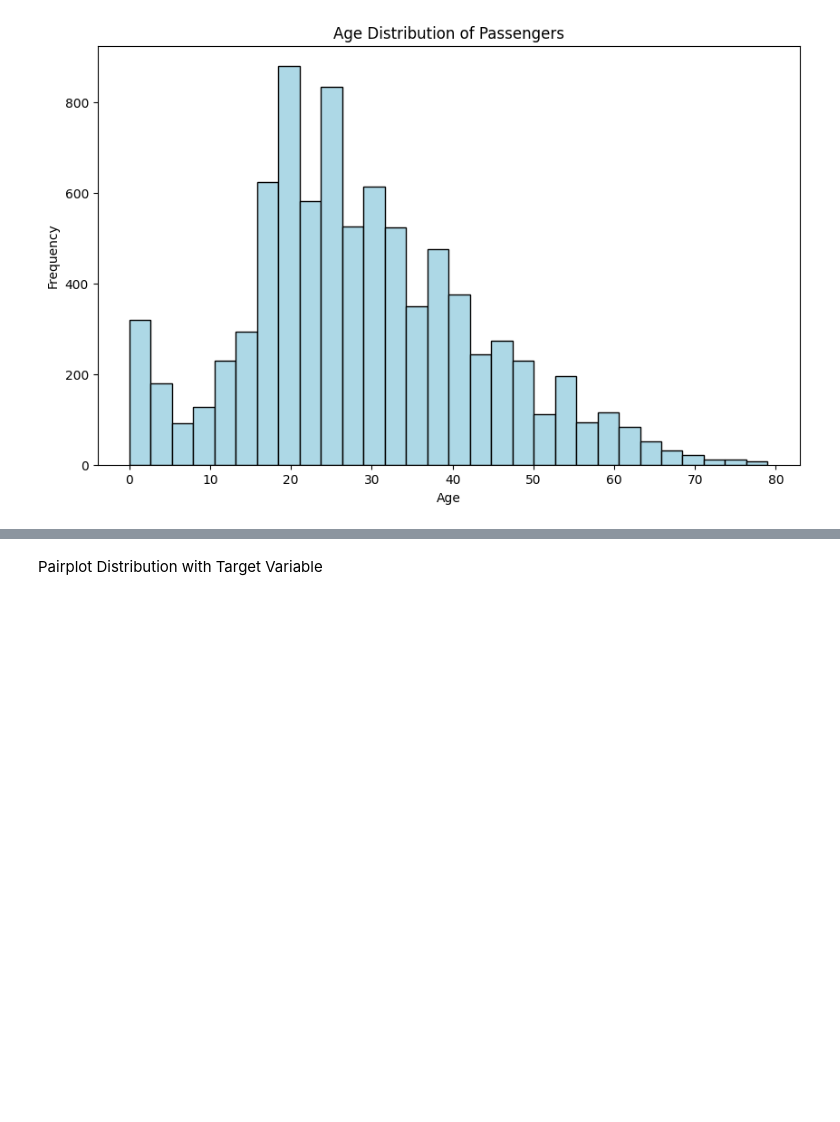
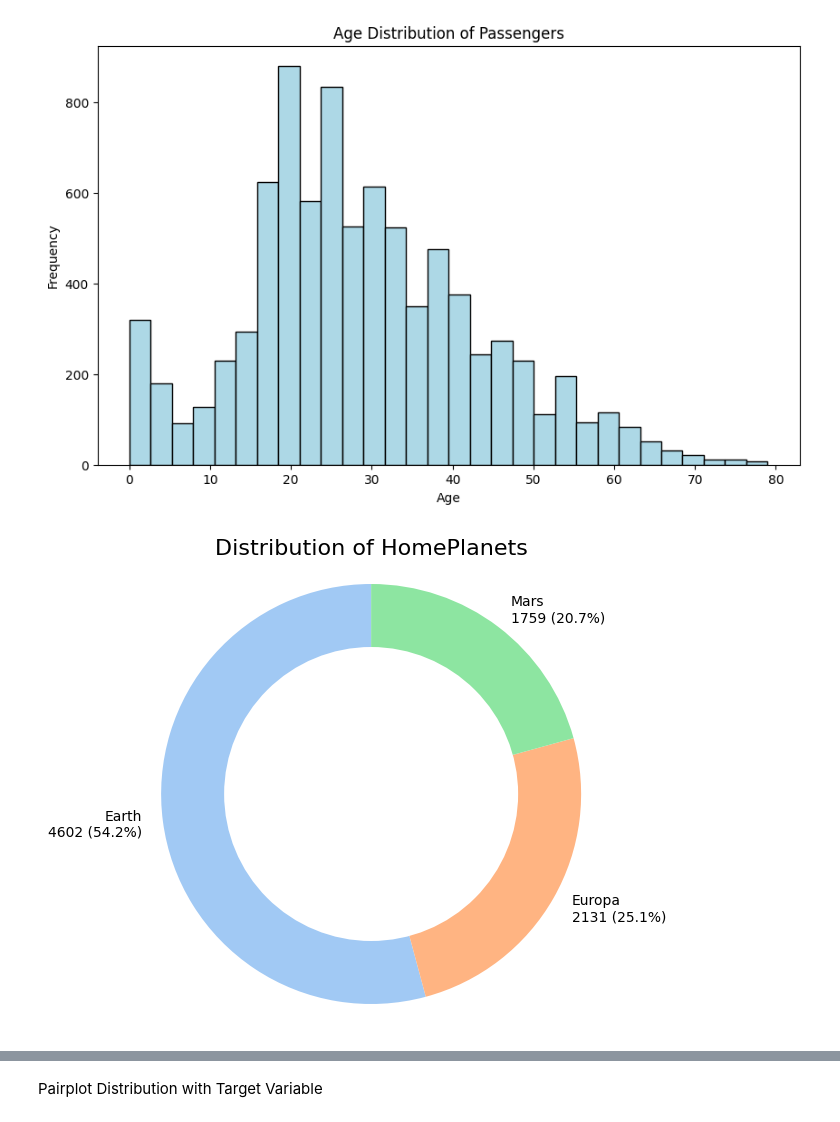
Before and after one commit to 7PAM2015-0509-2023-GROUP5/Kaggle_Challenge, a Jupyter notebook: Kaggle_Challenge_Notebook.ipynb, the cells around one changed output, grey strips where cells are left out. Cells and saved outputs as stored; diff of their text form; code cells hidden in the pictures; blank space fills up the shorter version.

```diff
--- a/Kaggle_Challenge_Notebook.ipynb
+++ b/Kaggle_Challenge_Notebook.ipynb
@@ -147,3 +156,32 @@ plt.ylabel('Frequency')
 plt.show()
 # %% [output]
 [figure]
+# %%
+# Calculate value counts of HomePlanet
+home_planet_counts = df_train['HomePlanet'].value_counts()
+
+# Calculate percentages
+percentages = home_planet_counts.values / home_planet_counts.sum() * 100
+
+# Create labels with both count and percentage
+labels = [f'{home_planet_counts.index[i]}\n{home_planet_counts.values[i]} ({percentages[i]:.1f}%)' for i in range(len(home_planet_counts))]
+
+# Create a pie chart using Seaborn and Matplotlib
+plt.figure(figsize=(8, 6))
+plt.pie(home_planet_counts.values, labels=labels, startangle=90, colors=sns.color_palette('pastel'))
+
+# Draw a white circle at the center to create the donut hole effect
+centre_circle = plt.Circle((0,0),0.70,fc='white')
+fig = plt.gcf()
+fig.gca().add_artist(centre_circle)
+
+# Add title
+plt.title('Distribution of HomePlanets', fontsize=16)
+
+# Equal aspect ratio ensures that pie is drawn as a circle
+plt.axis('equal')
+
+# Show plot
+plt.show()
+# %% [output]
+[figure, added]
```
Also changed, not shown: parts of 38 cells of this notebook.
